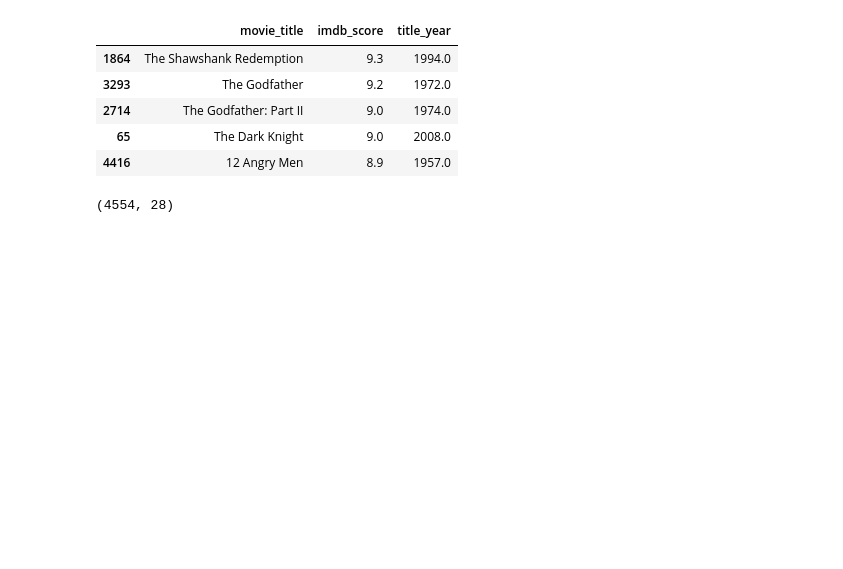
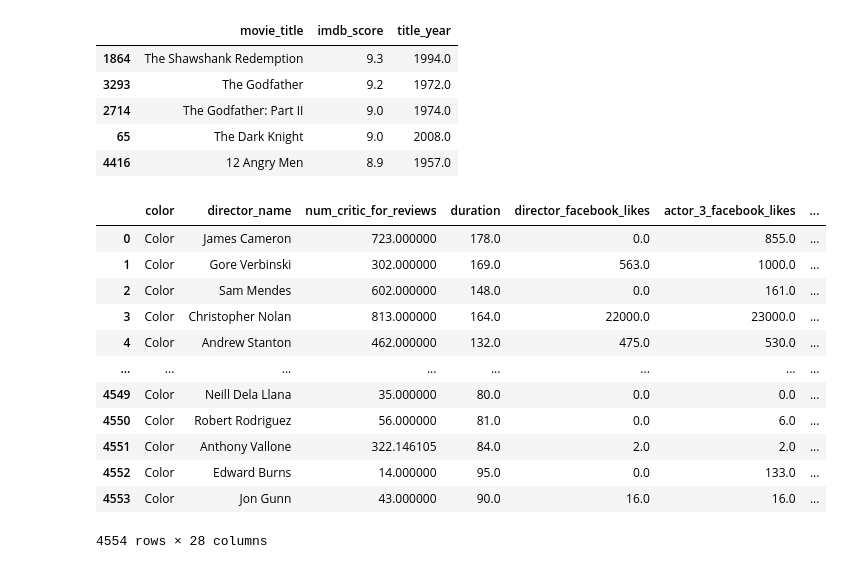
Before and after one commit to rj7shakya/python_ml, a Jupyter notebook: pandas.ipynb, the cells around one changed output. Saved outputs shown, nothing was run; the diff lists cells and outputs as text; code cells hidden in the pictures; blank space fills up the shorter version.

```diff
--- a/pandas.ipynb
+++ b/pandas.ipynb
@@ -57,14 +93,28 @@ df.sort_values(by=['imdb_score'],ascending=False).head().loc[:][['movie_title','
 | 65 | The Dark Knight | 9.0 | 2008.0 |
 | 4416 | 12 Angry Men | 8.9 | 1957.0 |
 # %%
-df.shape
+df.dropna?
-# %% [output]
-(4554, 28)
 # %%
 ## find top 5 highest budget movies
 # %%
-df.dropna() #return data
+val = df.dropna() #return data
+val
 df.dropna(inplace = True)
+df
+# %% [output]
+|  | color | director_name | num_critic_for_reviews | duration | director_facebook_likes | actor_3_facebook_likes | ... |
+| 0 | Color | James Cameron | 723.000000 | 178.0 | 0.0 | 855.0 | ... |
+| 1 | Color | Gore Verbinski | 302.000000 | 169.0 | 563.0 | 1000.0 | ... |
+| 2 | Color | Sam Mendes | 602.000000 | 148.0 | 0.0 | 161.0 | ... |
+| 3 | Color | Christopher Nolan | 813.000000 | 164.0 | 22000.0 | 23000.0 | ... |
+| 4 | Color | Andrew Stanton | 462.000000 | 132.0 | 475.0 | 530.0 | ... |
+| ... | ... | ... | ... | ... | ... | ... | ... |
+| 4549 | Color | Neill Dela Llana | 35.000000 | 80.0 | 0.0 | 0.0 | ... |
+| 4550 | Color | Robert Rodriguez | 56.000000 | 81.0 | 0.0 | 6.0 | ... |
+| 4551 | Color | Anthony Vallone | 322.146105 | 84.0 | 2.0 | 2.0 | ... |
+| 4552 | Color | Edward Burns | 14.000000 | 95.0 | 0.0 | 133.0 | ... |
+| 4553 | Color | Jon Gunn | 43.000000 | 90.0 | 16.0 | 16.0 | ... |
+4554 rows × 28 columns
 # %%
 # x = df["Calories"].mean()
 
```
Also changed, not shown: parts of 18 cells of this notebook.
